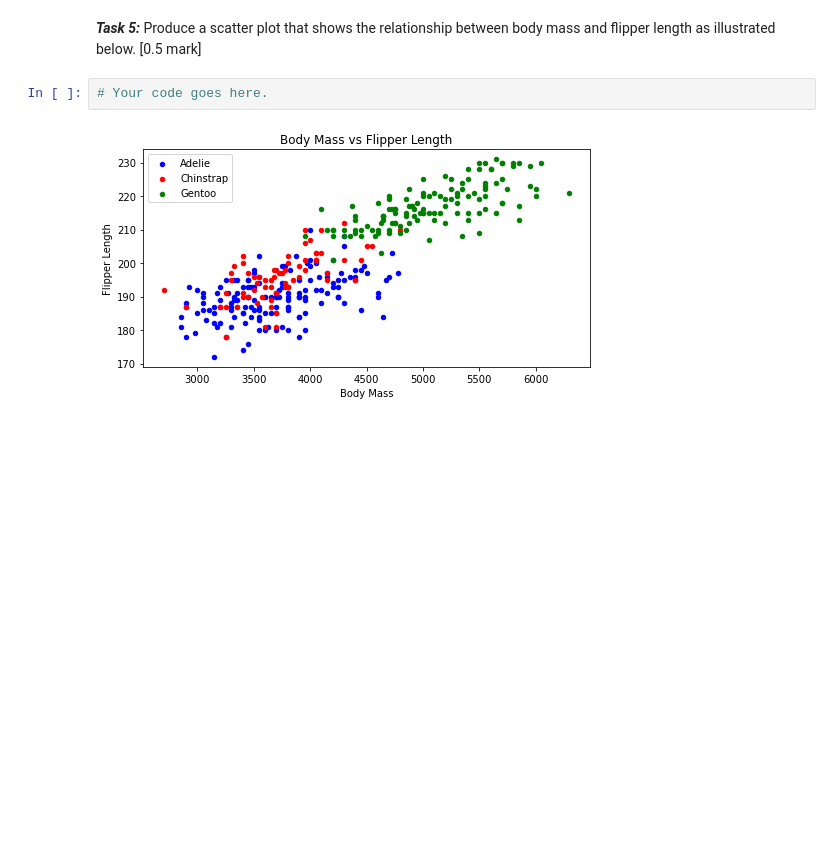
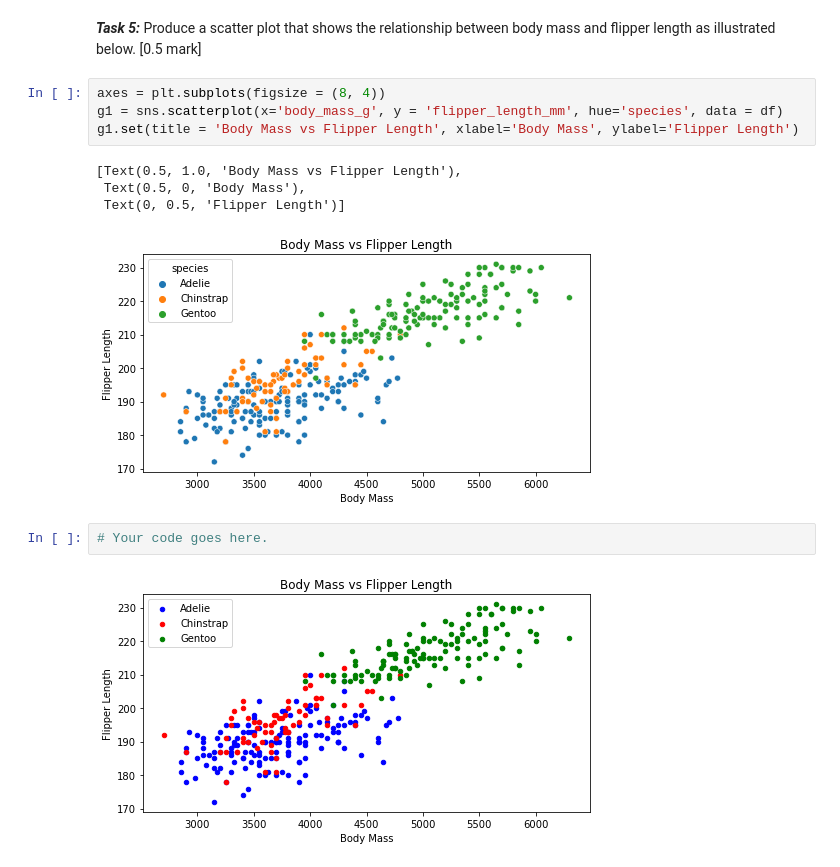
Before and after one commit to mona-piya/Penguin-Species-Classification, a Jupyter notebook: penguin-spec.ipynb, the cells around one changed output. Saved outputs shown, nothing was run; the diff lists cells and outputs as text; blank space fills up the shorter version.

```diff
--- a/penguin-spec.ipynb
+++ b/penguin-spec.ipynb
@@ -109,5 +122,14 @@ dtype: int64
 # %% [markdown]
 ***Task 5:*** Produce a scatter plot that shows the relationship between body mass and flipper length as illustrated below. [0.5 mark]
+# %%
+axes = plt.subplots(figsize = (8, 4))
+g1 = sns.scatterplot(x='body_mass_g', y = 'flipper_length_mm', hue='species', data = df)
+g1.set(title = 'Body Mass vs Flipper Length', xlabel='Body Mass', ylabel='Flipper Length')
+# %% [output]
+[Text(0.5, 1.0, 'Body Mass vs Flipper Length'),
+ Text(0.5, 0, 'Body Mass'),
+ Text(0, 0.5, 'Flipper Length')]
+[figure, added]
 # %%
 # Your code goes here.
 # %% [output]
```
Also changed, not shown: parts of 17 cells of this notebook.
